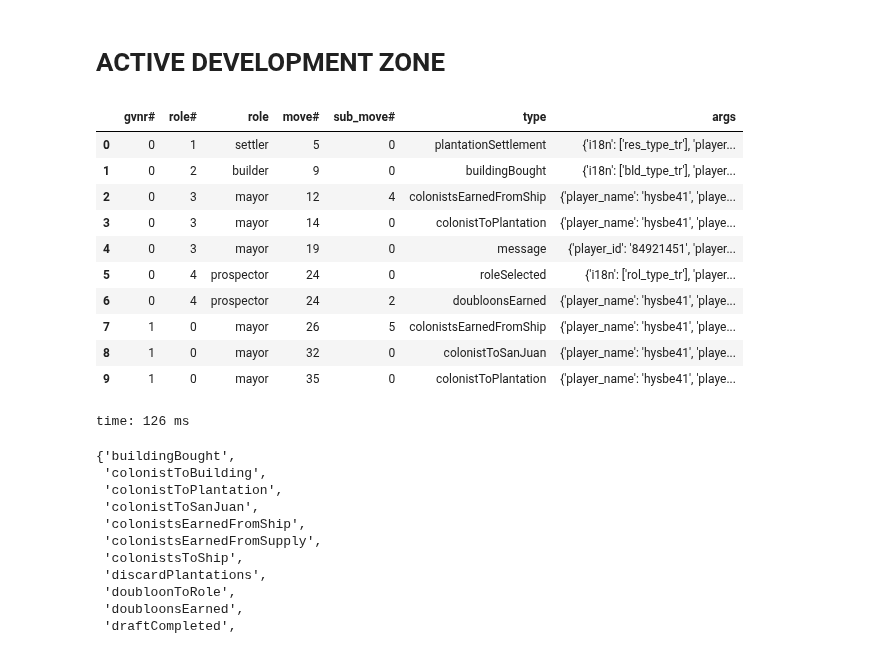
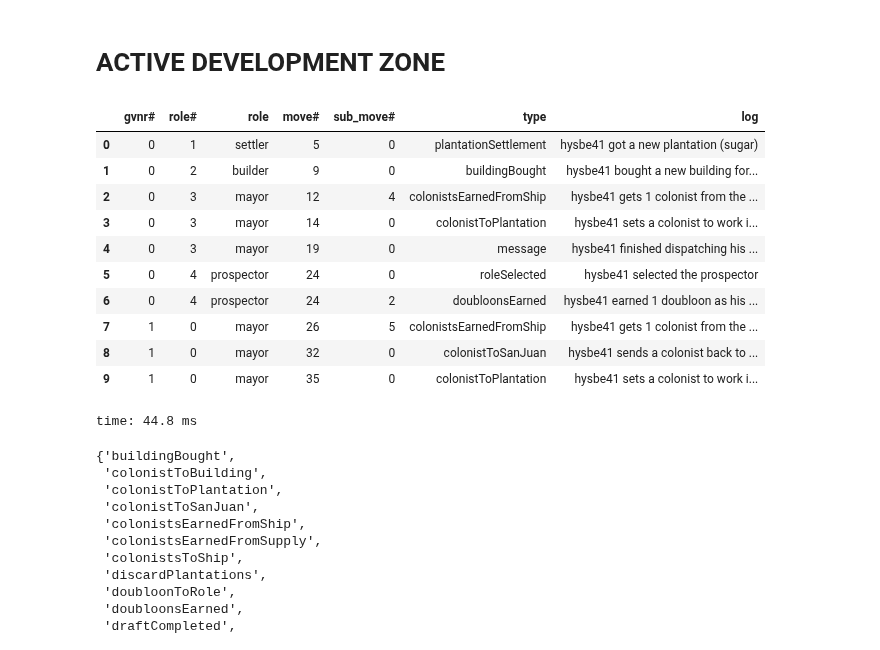
Before and after one commit to xiwix/binder, a Jupyter notebook: bga.puertorico.analyze.ipynb, the cells around one changed output. Cells and saved outputs as stored; diff of their text form; code cells hidden in the pictures.

```diff
--- a/bga.puertorico.analyze.ipynb
+++ b/bga.puertorico.analyze.ipynb
@@ -273,21 +273,21 @@ def join(d1,d2):
 data = [{'1_type':s['type'], 'args':s['args']} for s,n in stepsOfPlayer(game_log, 'hysbe41')]
 json_normalize(data).fillna('').head(10)
 # %%
-data = [(*n, s['type'], s['args']) for s,n in stepsOfPlayer(game_log, 'hysbe41')]
-pd.DataFrame(data, columns=['gvnr#', 'role#', 'role', 'move#', 'sub_move#', 'type', 'args']).head(10)
+data = [(*n, s['type'], log_of(s)) for s,n in stepsOfPlayer(game_log, 'hysbe41')]
+pd.DataFrame(data, columns=['gvnr#', 'role#', 'role', 'move#', 'sub_move#', 'type', 'log']).head(10)
 # %% [output]
-|  | gvnr# | role# | role | move# | sub_move# | type | args |
-| 0 | 0 | 1 | settler | 5 | 0 | plantationSettlement | {'i18n': ['res_type_tr'], 'player... |
-| 1 | 0 | 2 | builder | 9 | 0 | buildingBought | {'i18n': ['bld_type_tr'], 'player... |
-| 2 | 0 | 3 | mayor | 12 | 4 | colonistsEarnedFromShip | {'player_name': 'hysbe41', 'playe... |
-| 3 | 0 | 3 | mayor | 14 | 0 | colonistToPlantation | {'player_name': 'hysbe41', 'playe... |
-| 4 | 0 | 3 | mayor | 19 | 0 | message | {'player_id': '84921451', 'player... |
-| 5 | 0 | 4 | prospector | 24 | 0 | roleSelected | {'i18n': ['rol_type_tr'], 'player... |
-| 6 | 0 | 4 | prospector | 24 | 2 | doubloonsEarned | {'player_name': 'hysbe41', 'playe... |
-| 7 | 1 | 0 | mayor | 26 | 5 | colonistsEarnedFromShip | {'player_name': 'hysbe41', 'playe... |
-| 8 | 1 | 0 | mayor | 32 | 0 | colonistToSanJuan | {'player_name': 'hysbe41', 'playe... |
-| 9 | 1 | 0 | mayor | 35 | 0 | colonistToPlantation | {'player_name': 'hysbe41', 'playe... |
+|  | gvnr# | role# | role | move# | sub_move# | type | log |
+| 0 | 0 | 1 | settler | 5 | 0 | plantationSettlement | hysbe41 got a new plantation (sugar) |
+| 1 | 0 | 2 | builder | 9 | 0 | buildingBought | hysbe41 bought a new building for... |
+| 2 | 0 | 3 | mayor | 12 | 4 | colonistsEarnedFromShip | hysbe41 gets 1 colonist from the ... |
+| 3 | 0 | 3 | mayor | 14 | 0 | colonistToPlantation | hysbe41 sets a colonist to work i... |
+| 4 | 0 | 3 | mayor | 19 | 0 | message | hysbe41 finished dispatching his ... |
+| 5 | 0 | 4 | prospector | 24 | 0 | roleSelected | hysbe41 selected the prospector |
+| 6 | 0 | 4 | prospector | 24 | 2 | doubloonsEarned | hysbe41 earned 1 doubloon as his ... |
+| 7 | 1 | 0 | mayor | 26 | 5 | colonistsEarnedFromShip | hysbe41 gets 1 colonist from the ... |
+| 8 | 1 | 0 | mayor | 32 | 0 | colonistToSanJuan | hysbe41 sends a colonist back to ... |
+| 9 | 1 | 0 | mayor | 35 | 0 | colonistToPlantation | hysbe41 sets a colonist to work i... |
-time: 126 ms
+time: 44.8 ms
 # %%
 {s['type'] for s in steps(game_log)}
 # %% [output]
```
Also changed, not shown: parts of 4 cells of this notebook.
